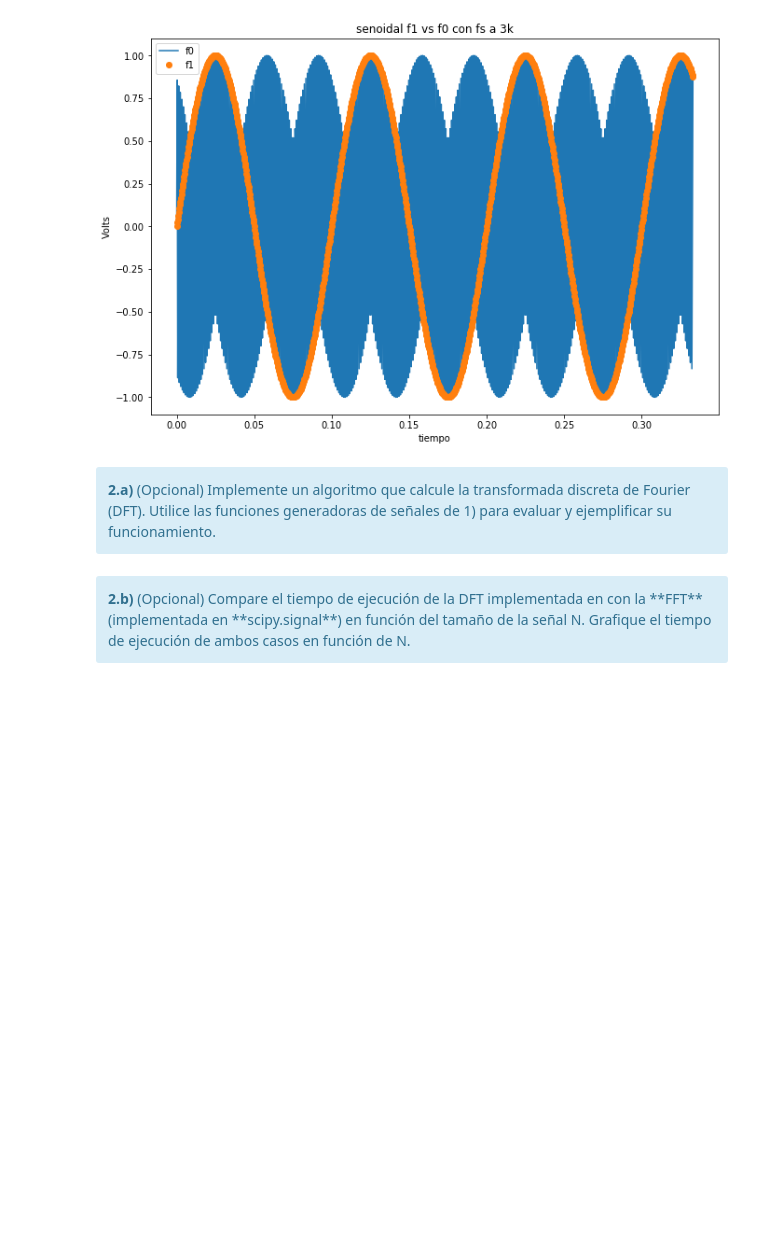
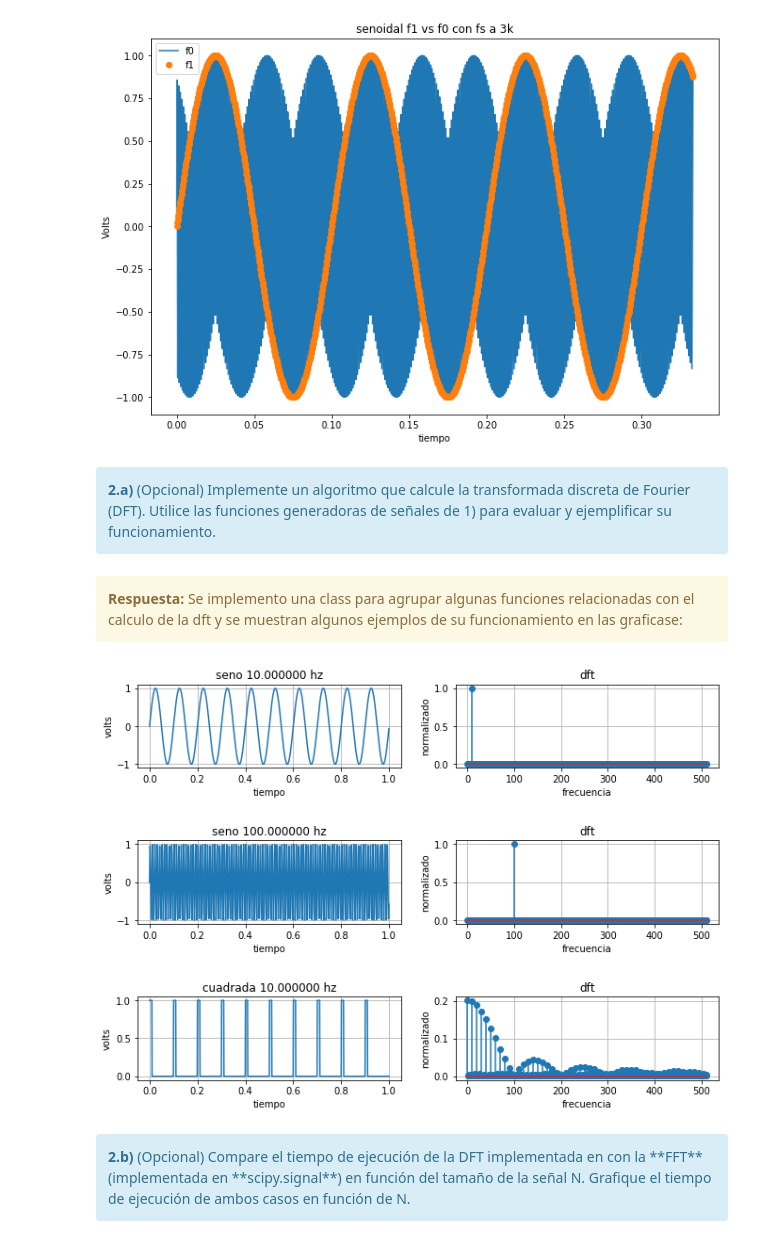
Before and after one commit to pslavkin/mse_15psf, a Jupyter notebook: TP1 - Muestreo de señales - Forurier.ipynb, the cells around one changed output. Saved outputs shown, nothing was run; the diff lists cells and outputs as text; code cells hidden in the pictures; blank space fills up the shorter version.

Commit message:
agtrego class de dft y ya arranco a meter en el tp
Ahi hice una class para mostrar la dft con un par de funciones y estuve
jugando un buen rato, pase un opcional al tp, y ahora sigo con el resto

```diff
--- a/TP1 - Muestreo de señales - Forurier.ipynb
+++ b/TP1 - Muestreo de señales - Forurier.ipynb
@@ -291,6 +291,67 @@ pl4b.plot_signal (1,tt1,ans1,'senoidal f1 vs f0 con fs a 3k' ,'tiempo' ,'Volts'
 <div class="alert alert-block alert-info">
 <b>2.a)</b> (Opcional) Implemente un algoritmo que calcule la transformada discreta de Fourier (DFT). Utilice las funciones generadoras de señales de 1) para evaluar y ejemplificar su funcionamiento.
 </div>
+# %% [markdown]
+<div class="alert alert-block alert-warning">
+<b>Respuesta:</b>  Se implemento una class para agrupar algunas funciones relacionadas con el calculo de la dft y se muestran algunos ejemplos de su funcionamiento en las graficase:
+</div>
+# %%
+import numpy as np
+import scipy.fftpack as sc
+
+class dft_class:
+    def __init__(self):
+        pass
+
+    def dft_abs(self, fs, N, signal):
+        freq = np.linspace(0, fs, N)
+        return (2/N)*np.abs(sc.fft(signal))[:N//2], freq[:N//2]
+
+
+    def dft_full(self, fs, N, signal):
+        freq = np.linspace(0, fs, N)
+        return (1/N)*np.abs(sc.fft(signal))[:N//1], freq[:N//1]
+# %%
+from plotter import *
+from signal_generator import *
+from dft import *
+
+N  = 1024
+fs = 1024
+a0 = 1       # Volts
+p0 = 0 # radianes
+f0 = 10   # Hz
+
+dft_c=dft_class()
+sg= signal_generator_class()
+
+pl4= plotter_class(3,2)
+signal ,time  = sg.signal_sin ( fs ,f0 ,a0 ,N ,p0 )
+fft    ,freq  = dft_c.dft_abs ( fs ,N  ,signal    );
+pl4.plot_signal ( 1 ,time ,signal ,'seno %f hz' %f0 ,'tiempo'     ,'volts' ,trace='-' )
+pl4.stem_signal ( 2 ,freq ,fft    ,'dft'  ,'frecuencia' ,'normalizado'      )
+
+
+a0 = 1       # Volts
+p0 = 0 # radianes
+f0 = 100   # Hz
+
+signal ,time  = sg.signal_sin ( fs ,f0 ,a0 ,N ,p0 )
+fft    ,freq  = dft_c.dft_abs ( fs ,N  ,signal    );
+pl4.plot_signal ( 3 ,time ,signal ,'seno %f hz' %f0 ,'tiempo'     ,'volts' ,trace='-' )
+pl4.stem_signal ( 4 ,freq ,fft    ,'dft'  ,'frecuencia' ,'normalizado'      )
+
+
+a0 = 1       # Volts
+p0 = 10    # % en 1
+f0 = 10   # Hz
+
+signal ,time  = sg.signal_quad ( fs ,f0 ,a0 ,N ,p0 )
+fft    ,freq  = dft_c.dft_abs ( fs ,N  ,signal    );
+pl4.plot_signal ( 5 ,time ,signal ,'cuadrada %f hz' %f0 ,'tiempo'     ,'volts' ,trace='-' )
+pl4.stem_signal ( 6 ,freq ,fft    ,'dft'  ,'frecuencia' ,'normalizado'      )
+# %% [output]
+[figure, added]
 # %% [markdown]
 <div class="alert alert-block alert-info">
 <b>2.b)</b> (Opcional) Compare el tiempo de ejecución de la DFT implementada en con la **FFT** (implementada en **scipy.signal**) en función del tamaño de la señal N. Grafique el tiempo de ejecución de ambos casos en función de N.
```
Also changed, not shown: 3 other files.
